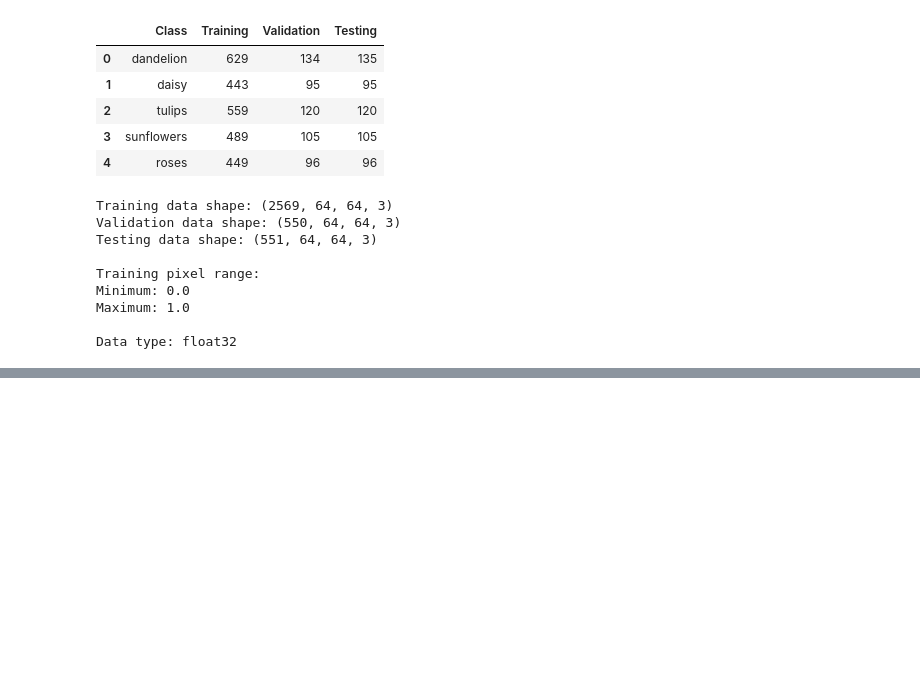
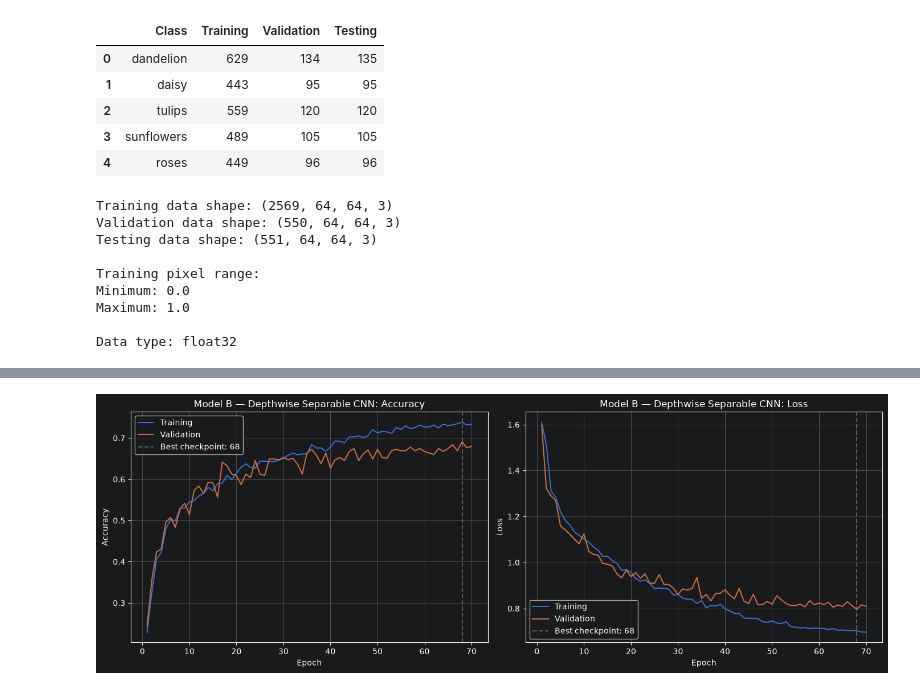
Before and after one commit to RJKRanathunga/EN3150_CNN_Assignment, a Jupyter notebook: CNN.ipynb, the cells around one changed output, grey strips where cells are left out. Saved outputs shown, nothing was run; the diff lists cells and outputs as text; code cells hidden in the pictures; blank space fills up the shorter version.

```diff
--- a/CNN_PyTorch.ipynb
+++ b/CNN.ipynb
@@ -879,0 +743,21 @@ EfficientNetB0 is available.
+# %%
+# Step 13: Train Model B with identical budget, optimizer and checkpoint rule
+model_b_final = fresh_model(model_b, seed=SEED)
+optimizer_b_final = optim.Adam(model_b_final.parameters(), lr=0.001)
+scheduler_b = optim.lr_scheduler.ReduceLROnPlateau(
+    optimizer_b_final, mode="min", factor=0.5, patience=5, min_lr=1e-5
+)
+
+synchronize_device()
+start_time = time.perf_counter()
+history_b = train_model(
+    model_b_final, optimizer_b_final, epochs=CUSTOM_EPOCHS,
+    batch_size=BATCH_SIZE, verbose=1, scheduler=scheduler_b,
+    checkpoint_path=os.path.join(CHECKPOINT_DIR, "model_b_best.pth"), seed=SEED
+)
+synchronize_device()
+time_b = time.perf_counter() - start_time
+
+print(f"\nModel B training time: {time_b:.2f} seconds")
+print(f"Average time per epoch: {time_b / history_b.epochs_ran:.2f} seconds")
+print(f"Restored best checkpoint from epoch: {history_b.best_epoch}")
@@ -879,0 +782,5 @@ EfficientNetB0 is available.
+# %%
+# Step 14: Plot Model B training/validation accuracy and loss
+plot_history(history_b, "Model B — Depthwise Separable CNN")
+# %% [output]
+[figure, added]
```
Also changed, not shown: parts of 42 cells of this notebook.
